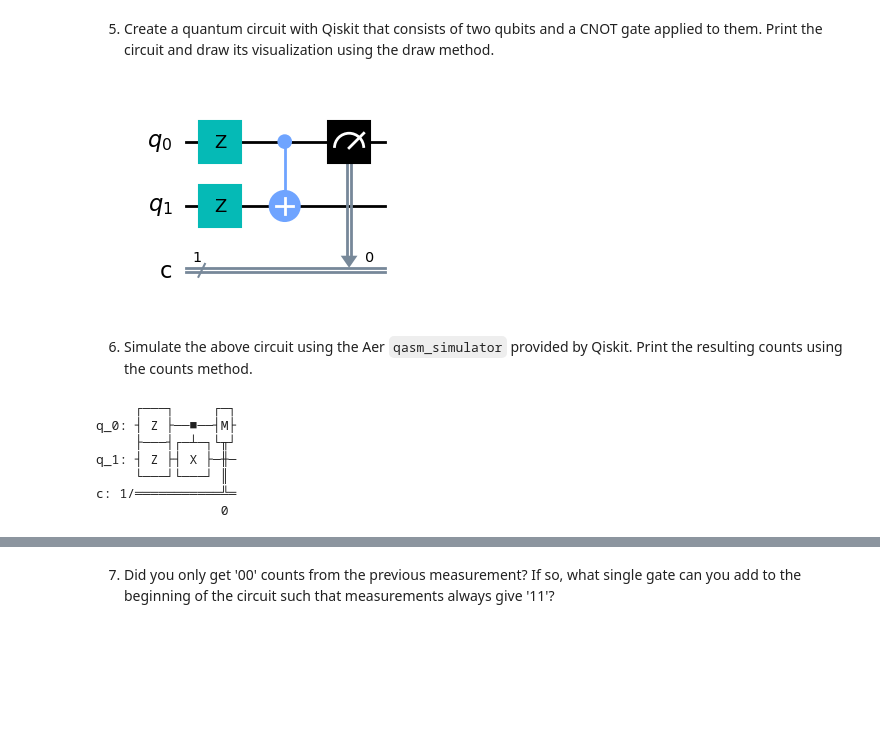
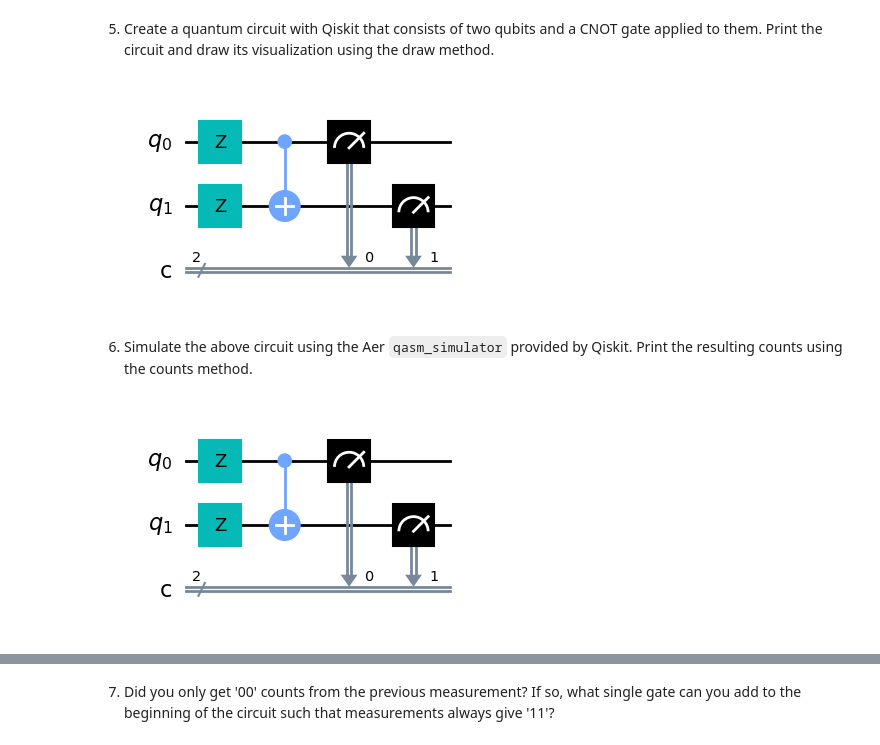
Before and after one commit to 777rari/RepoQISE, a Jupyter notebook: exercises_1.ipynb, the cells around one changed output, grey strips where cells are left out. Drawn from its saved outputs; the diff is of its cells as text; code cells hidden in the pictures; blank space fills up the shorter version.

```diff
--- a/exercises_1.ipynb
+++ b/exercises_1.ipynb
@@ -88,32 +94,28 @@ print(counts)
 5. Create a quantum circuit with Qiskit that consists of two qubits and a CNOT gate applied to them. Print the circuit and draw its visualization using the draw method.
 # %%
 from qiskit import *
-meas = QuantumCircuit(2,1)
+meas = QuantumCircuit(2,2)
 meas.z(0)
 meas.z(1)
 meas.cx(0,1)
-meas.measure(range(1), range(1))
+meas.measure(0,0)
+meas.measure(1,1)
 meas.draw(output='mpl')
 # %% [output]
-[figure, old version]
+[figure, new version]
 # %% [markdown]
 6. Simulate the above circuit using the Aer `qasm_simulator` provided by Qiskit. Print the resulting counts using the counts method.
 # %%
 from qiskit import *
-meas = QuantumCircuit(2,1)
+meas = QuantumCircuit(2,2)
 meas.z(0)
 meas.z(1)
 meas.cnot(0,1)
-meas.measure(range(1), range(1))
-meas.draw()
+meas.measure(0,0)
+meas.measure(1,1)
+meas.draw(output='mpl')
 # %% [output]
-     ┌───┐     ┌─┐
-q_0: ┤ Z ├──■──┤M├
-     ├───┤┌─┴─┐└╥┘
-q_1: ┤ Z ├┤ X ├─╫─
-     └───┘└───┘ ║
-c: 1/═══════════╩═
-                0
+[figure, added]
 # %%
 from qiskit import *
 backend_sim = Aer.get_backend('qasm_simulator')
```
Also changed, not shown: parts of 10 cells of this notebook, 3 other files.
